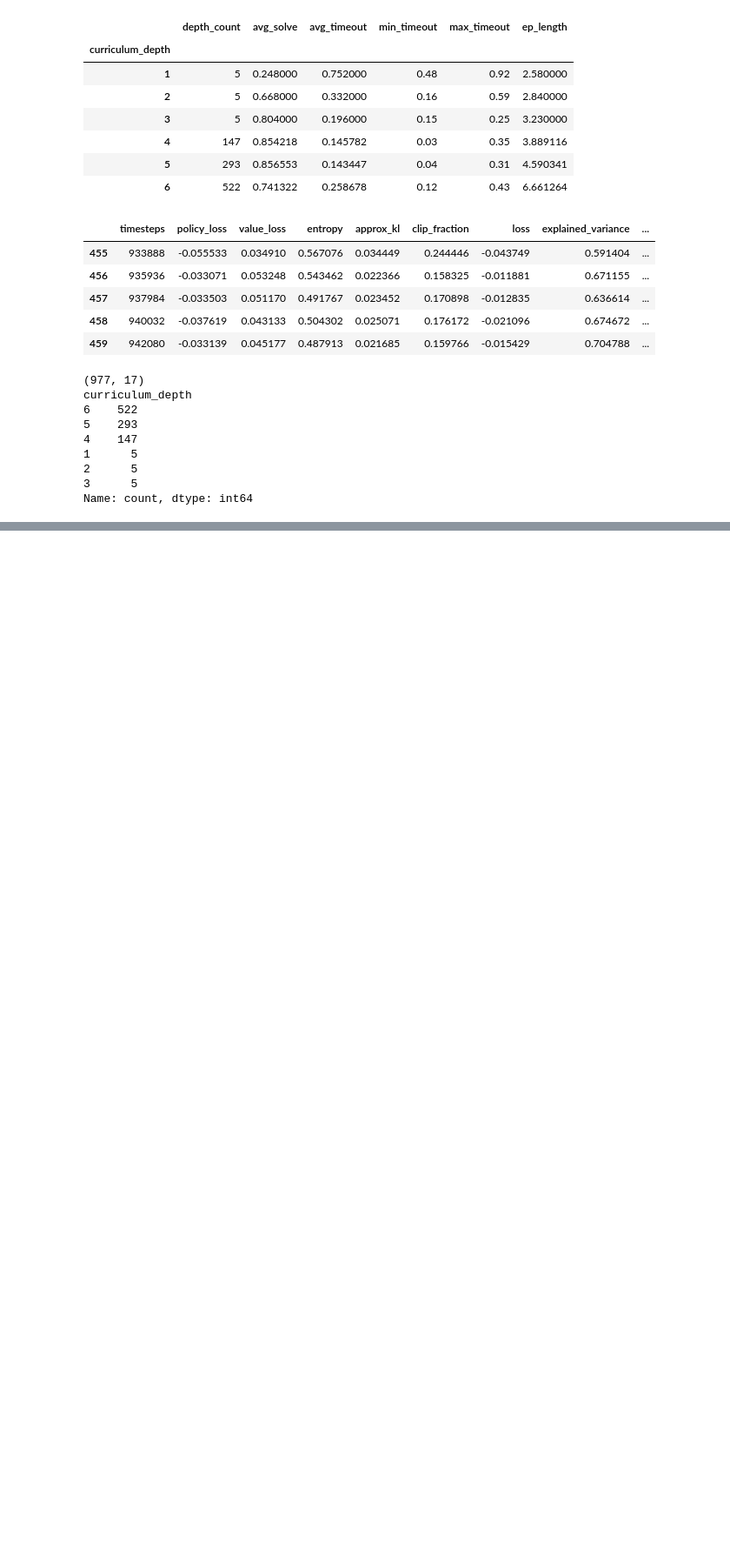
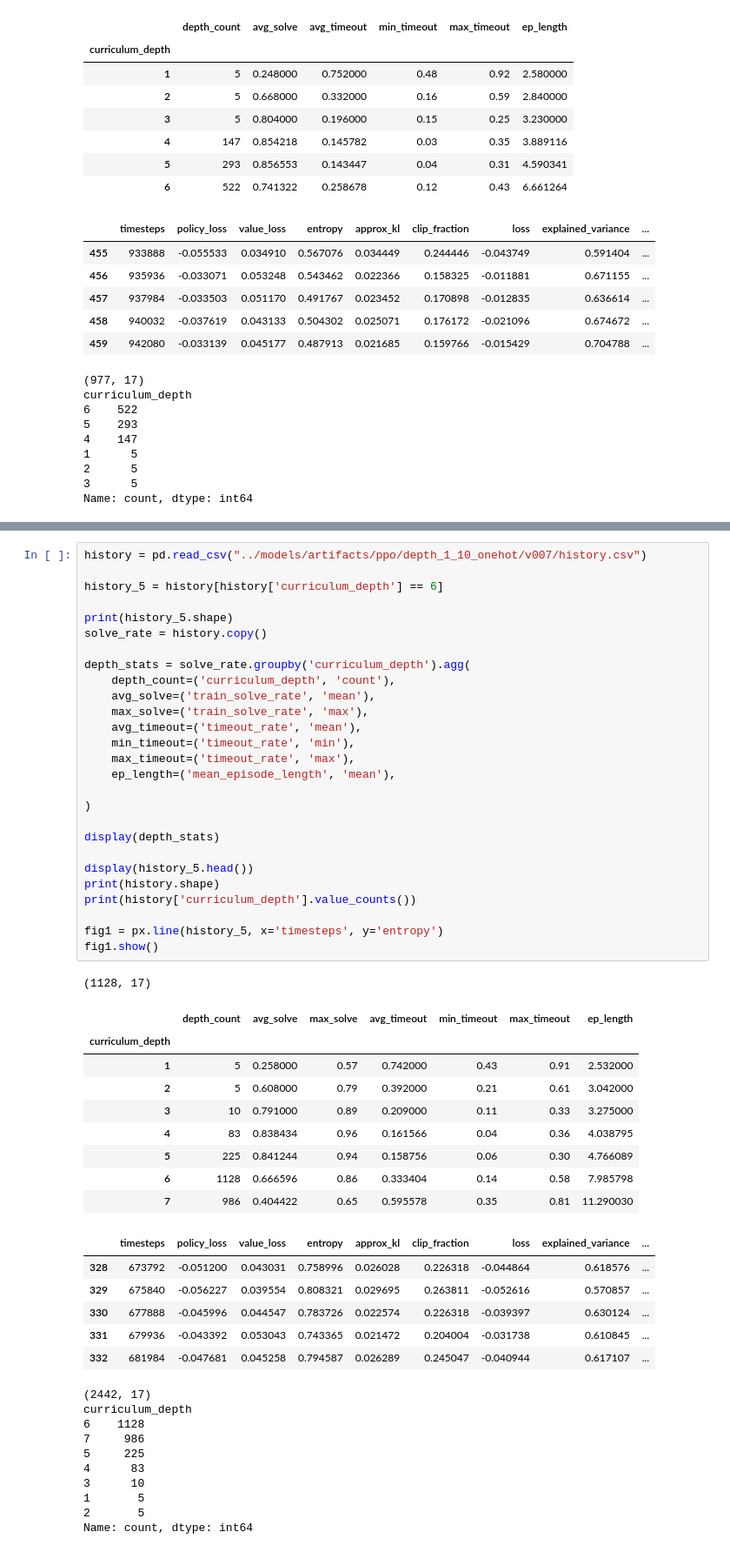
Before and after one commit to Ukandu20/rubix-cube, a Jupyter notebook: notebooks/main.ipynb, the cells around one changed output, grey strips where cells are left out. Shown at 87% size. Cells and saved outputs as stored; diff of their text form; blank space fills up the shorter version.

```diff
--- a/notebooks/main.ipynb
+++ b/notebooks/main.ipynb
@@ -511,3 +559,57 @@ curriculum_depth
 2       5
 3       5
 Name: count, dtype: int64
+# %%
+history = pd.read_csv("../models/artifacts/ppo/depth_1_10_onehot/v007/history.csv")
+
+history_5 = history[history['curriculum_depth'] == 6]
+
+print(history_5.shape)
+solve_rate = history.copy()
+
+depth_stats = solve_rate.groupby('curriculum_depth').agg(
+    depth_count=('curriculum_depth', 'count'),
+    avg_solve=('train_solve_rate', 'mean'),
+    max_solve=('train_solve_rate', 'max'),
+    avg_timeout=('timeout_rate', 'mean'),
+    min_timeout=('timeout_rate', 'min'),
+    max_timeout=('timeout_rate', 'max'),
+    ep_length=('mean_episode_length', 'mean'),
+
+)
+
+display(depth_stats)
+
+display(history_5.head())
+print(history.shape)
+print(history['curriculum_depth'].value_counts())
+
+fig1 = px.line(history_5, x='timesteps', y='entropy')
+fig1.show()
+# %% [output]
+(1128, 17)
+|  | depth_count | avg_solve | max_solve | avg_timeout | min_timeout | max_timeout | ep_length |
+| curriculum_depth |  |  |  |  |  |  |  |
+| 1 | 5 | 0.258000 | 0.57 | 0.742000 | 0.43 | 0.91 | 2.532000 |
+| 2 | 5 | 0.608000 | 0.79 | 0.392000 | 0.21 | 0.61 | 3.042000 |
+| 3 | 10 | 0.791000 | 0.89 | 0.209000 | 0.11 | 0.33 | 3.275000 |
+| 4 | 83 | 0.838434 | 0.96 | 0.161566 | 0.04 | 0.36 | 4.038795 |
+| 5 | 225 | 0.841244 | 0.94 | 0.158756 | 0.06 | 0.30 | 4.766089 |
+| 6 | 1128 | 0.666596 | 0.86 | 0.333404 | 0.14 | 0.58 | 7.985798 |
+| 7 | 986 | 0.404422 | 0.65 | 0.595578 | 0.35 | 0.81 | 11.290030 |
+|  | timesteps | policy_loss | value_loss | entropy | approx_kl | clip_fraction | loss | explained_variance | ... |
+| 328 | 673792 | -0.051200 | 0.043031 | 0.758996 | 0.026028 | 0.226318 | -0.044864 | 0.618576 | ... |
+| 329 | 675840 | -0.056227 | 0.039554 | 0.808321 | 0.029695 | 0.263811 | -0.052616 | 0.570857 | ... |
+| 330 | 677888 | -0.045996 | 0.044547 | 0.783726 | 0.022574 | 0.226318 | -0.039397 | 0.630124 | ... |
+| 331 | 679936 | -0.043392 | 0.053043 | 0.743365 | 0.021472 | 0.204004 | -0.031738 | 0.610845 | ... |
+| 332 | 681984 | -0.047681 | 0.045258 | 0.794587 | 0.026289 | 0.245047 | -0.040944 | 0.617107 | ... |
+(2442, 17)
+curriculum_depth
+6    1128
+7     986
+5     225
+4      83
+3      10
+1       5
+2       5
+Name: count, dtype: int64
```
Also changed, not shown: parts of 4 cells of this notebook, 4 other files.
